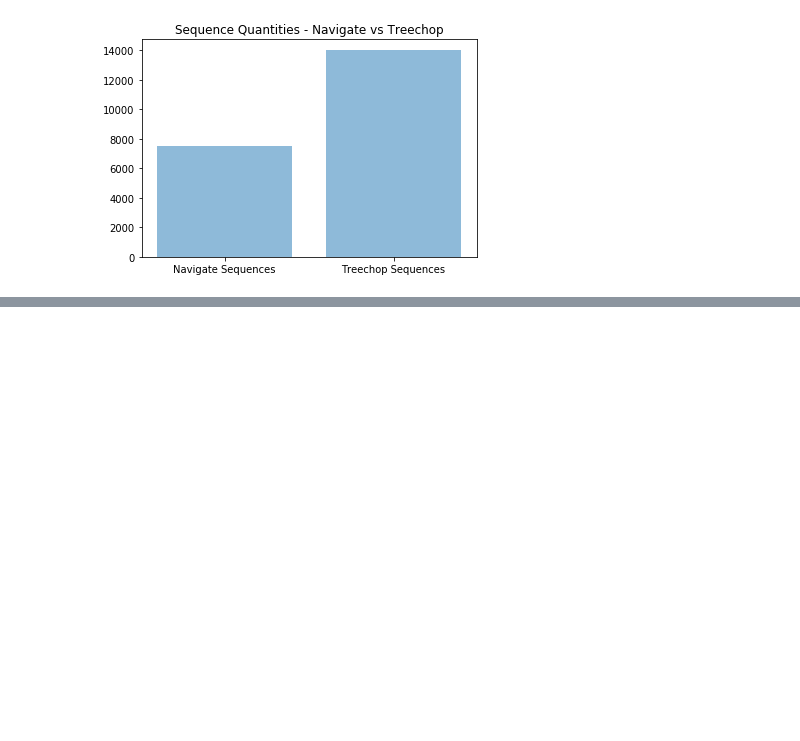
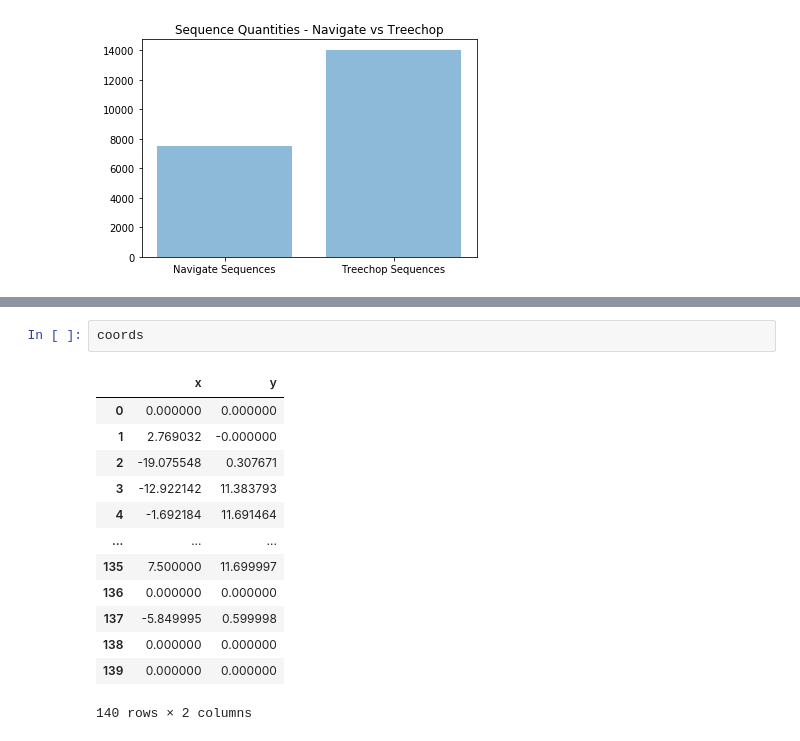
Before and after one commit to DaniellePotts/Masters-Dissertation, a Jupyter notebook: graphs/Data visualisations.ipynb, the cells around one changed output, grey strips where cells are left out. Cells and saved outputs as stored; diff of their text form; blank space fills up the shorter version.

```diff
--- a/graphs/Data visualisations.ipynb
+++ b/graphs/Data visualisations.ipynb
@@ -112,0 +142,16 @@ plt.show()
+# %%
+coords
+# %% [output]
+|  | x | y |
+| 0 | 0.000000 | 0.000000 |
+| 1 | 2.769032 | -0.000000 |
+| 2 | -19.075548 | 0.307671 |
+| 3 | -12.922142 | 11.383793 |
+| 4 | -1.692184 | 11.691464 |
+| ... | ... | ... |
+| 135 | 7.500000 | 11.699997 |
+| 136 | 0.000000 | 0.000000 |
+| 137 | -5.849995 | 0.599998 |
+| 138 | 0.000000 | 0.000000 |
+| 139 | 0.000000 | 0.000000 |
+140 rows × 2 columns
```
Also changed, not shown: parts of 8 cells of this notebook, 3 other files.
